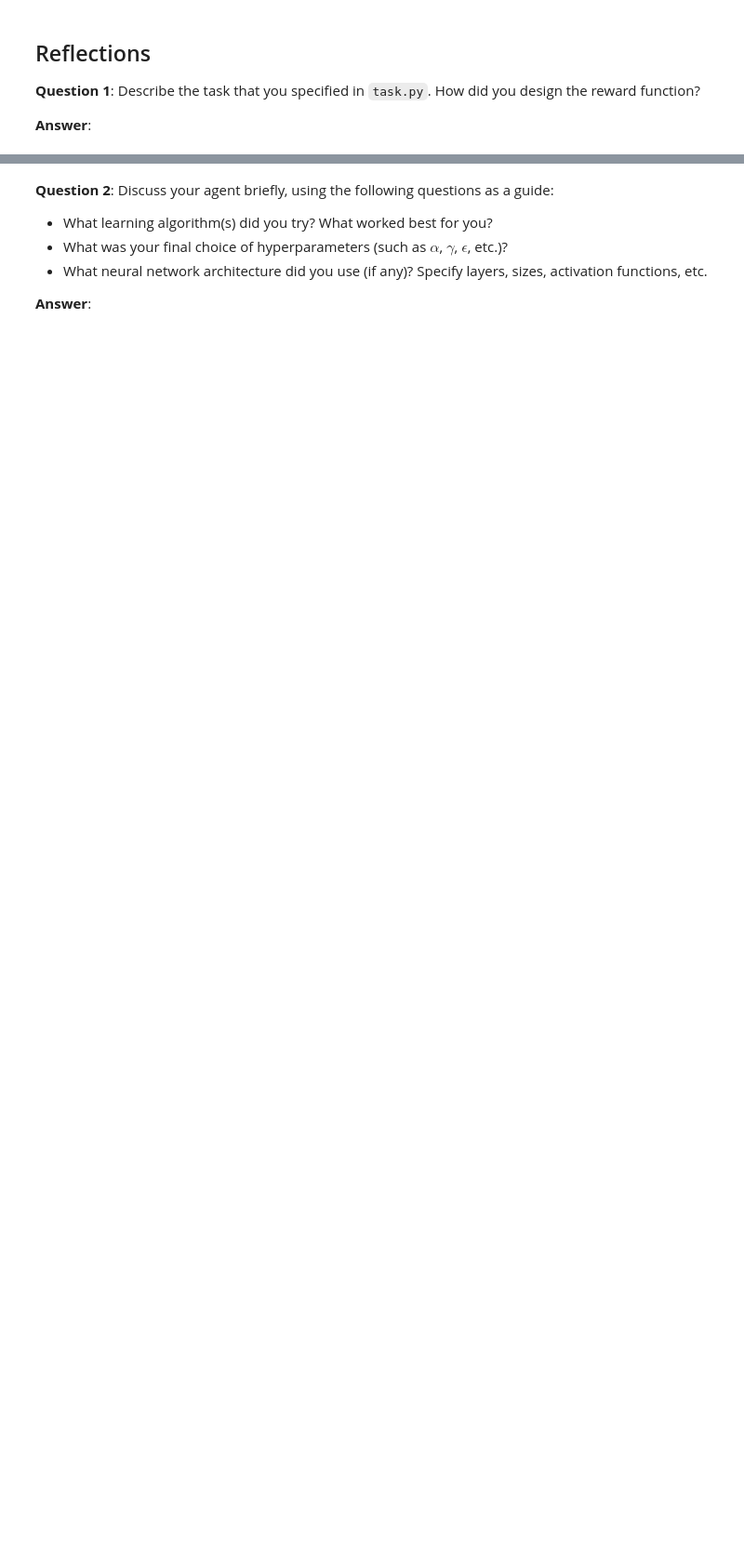
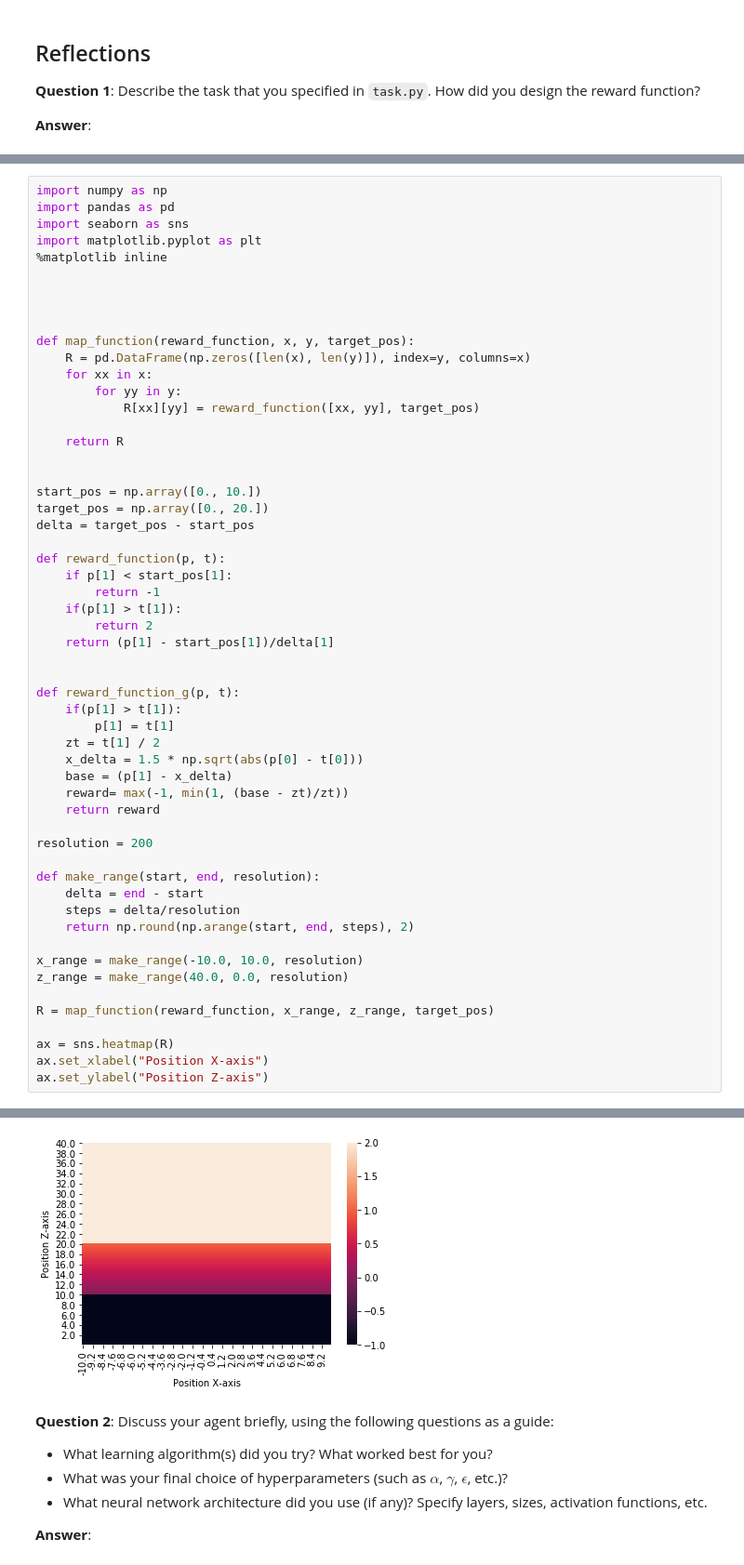
Before and after one commit to marvinbelfort/udacity-quadcopter, a Jupyter notebook: Quadcopter_Project.ipynb, the cells around one changed output, grey strips where cells are left out. Shown at 93% size. Drawn from its saved outputs; the diff is of its cells as text; blank space fills up the shorter version.

```diff
--- a/Quadcopter_Project.ipynb
+++ b/Quadcopter_Project.ipynb
@@ -388,0 +331,56 @@ ax.scatter(fm['x'], fm['y'], fm['z'])
+# %%
+import numpy as np
+import pandas as pd
+import seaborn as sns
+import matplotlib.pyplot as plt
+%matplotlib inline
+
+
+
+
+def map_function(reward_function, x, y, target_pos):
+    R = pd.DataFrame(np.zeros([len(x), len(y)]), index=y, columns=x)
+    for xx in x:
+        for yy in y:
+            R[xx][yy] = reward_function([xx, yy], target_pos)
+
+    return R
+
+
+start_pos = np.array([0., 10.])
+target_pos = np.array([0., 20.])
+delta = target_pos - start_pos
+
+def reward_function(p, t):
+    if p[1] < start_pos[1]:
+        return -1
+    if(p[1] > t[1]):
+        return 2
+    return (p[1] - start_pos[1])/delta[1]
+
+
+def reward_function_g(p, t):
+    if(p[1] > t[1]):
+        p[1] = t[1]
+    zt = t[1] / 2
+    x_delta = 1.5 * np.sqrt(abs(p[0] - t[0]))
+    base = (p[1] - x_delta)
+    reward= max(-1, min(1, (base - zt)/zt))
+    return reward
+
+resolution = 200
+
+def make_range(start, end, resolution):
+    delta = end - start
+    steps = delta/resolution
+    return np.round(np.arange(start, end, steps), 2)
+
+x_range = make_range(-10.0, 10.0, resolution)
+z_range = make_range(40.0, 0.0, resolution)
+
+R = map_function(reward_function, x_range, z_range, target_pos)
+
+ax = sns.heatmap(R)
+ax.set_xlabel("Position X-axis")
+ax.set_ylabel("Position Z-axis")
+# %% [output]
@@ -389,3 +388,4 @@ ax.scatter(fm['x'], fm['y'], fm['z'])
+[figure, added]
 # %% [markdown]
 **Question 2**: Discuss your agent briefly, using the following questions as a guide:
 
```
Also changed, not shown: parts of 19 cells of this notebook, 4 other files.
